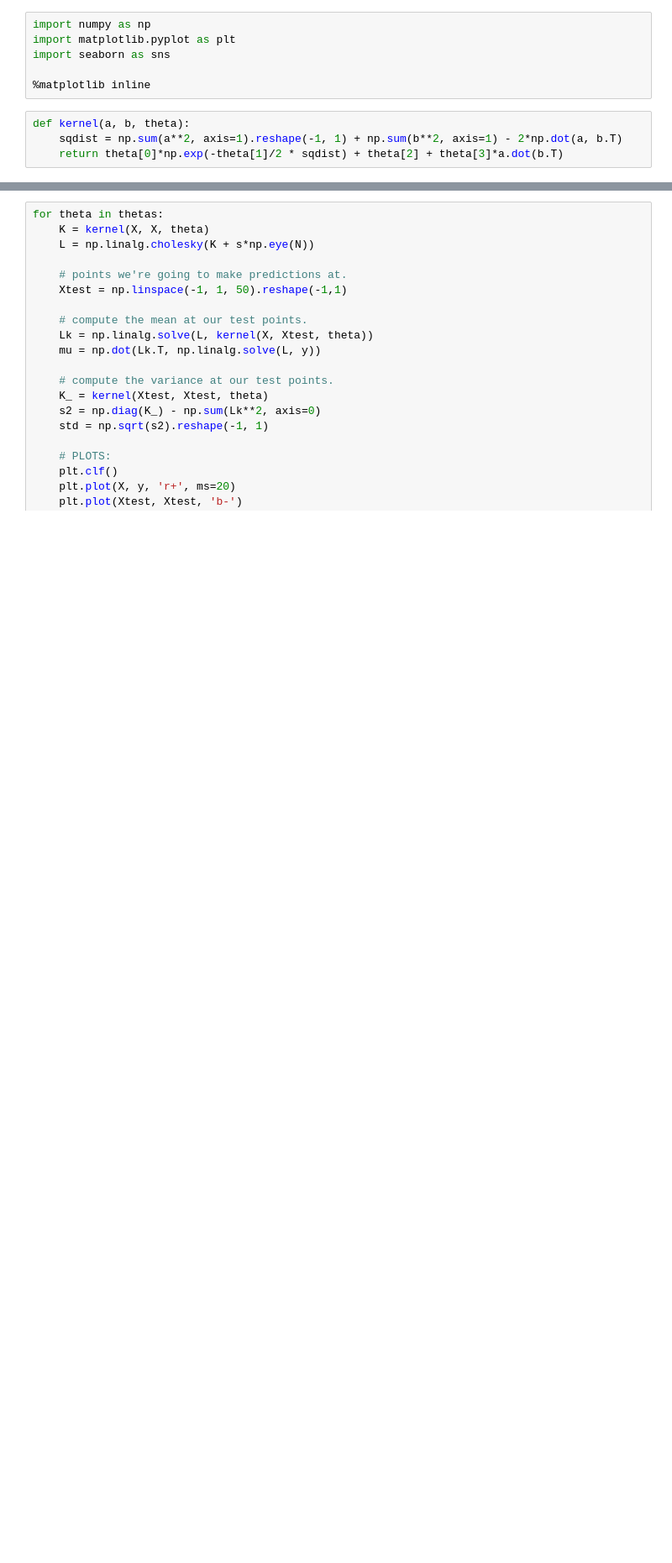
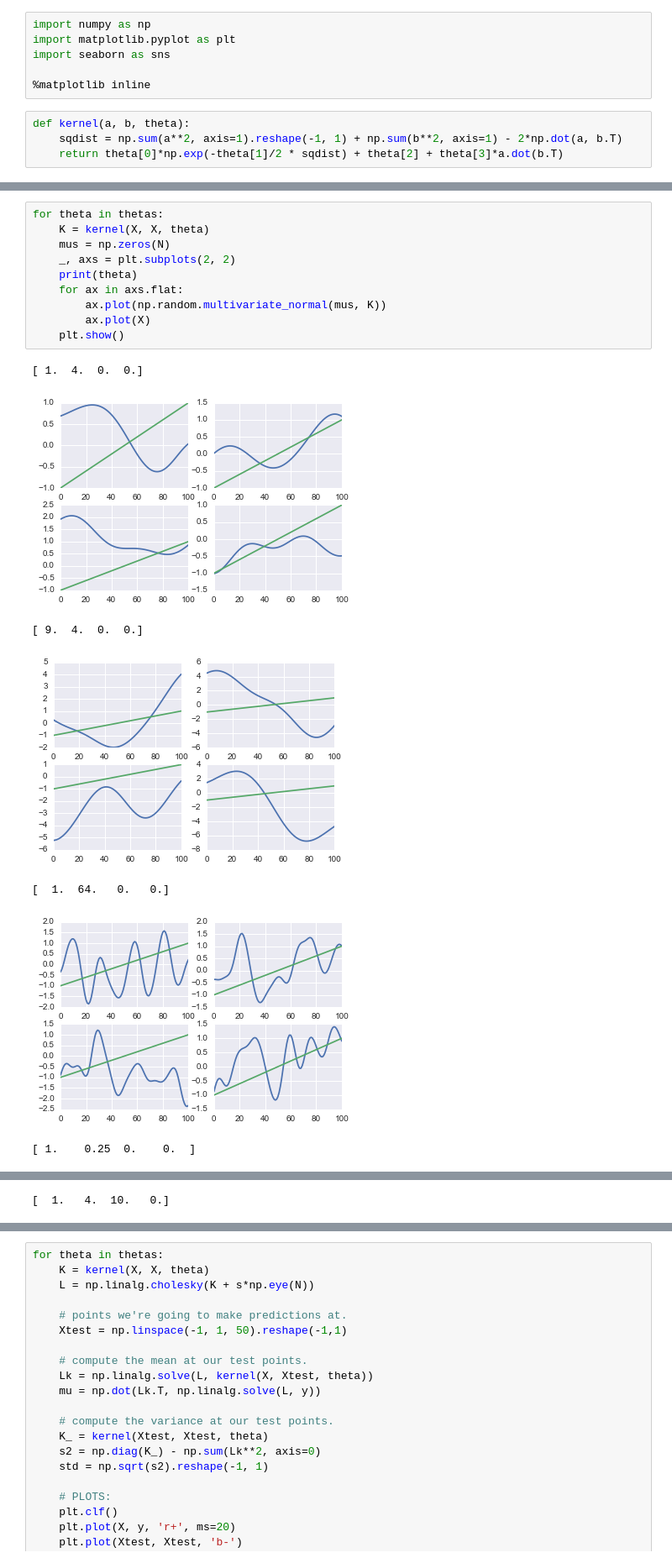
Before and after one commit to Learn2Ln/statistical-machine-learning, a Jupyter notebook: Assignment 4/notebooks/Gaussian Process.ipynb, the cells around one changed output, grey strips where cells are left out. Shown at 84% size. Saved outputs shown, nothing was run; the diff lists cells and outputs as text; blank space fills up the shorter version.

```diff
--- a/Assignment 4/notebooks/Gaussian Process.ipynb
+++ b/Assignment 4/notebooks/Gaussian Process.ipynb
@@ -22,0 +22,18 @@ y = X + s * np.random.randn(N, 1)
+# %%
+for theta in thetas:
+    K = kernel(X, X, theta)
+    mus = np.zeros(N)
+    _, axs = plt.subplots(2, 2)
+    print(theta)
+    for ax in axs.flat:
+        ax.plot(np.random.multivariate_normal(mus, K))
+        ax.plot(X)
+    plt.show()
+# %% [output]
+[ 1.  4.  0.  0.]
+[figure, added]
+[ 9.  4.  0.  0.]
+[figure, added]
+[  1.  64.   0.   0.]
+[figure, added]
+[ 1.    0.25  0.    0.  ]
@@ -22,0 +41 @@ y = X + s * np.random.randn(N, 1)
+[  1.   4.  10.   0.]
```
Also changed, not shown: parts of 5 cells of this notebook.
